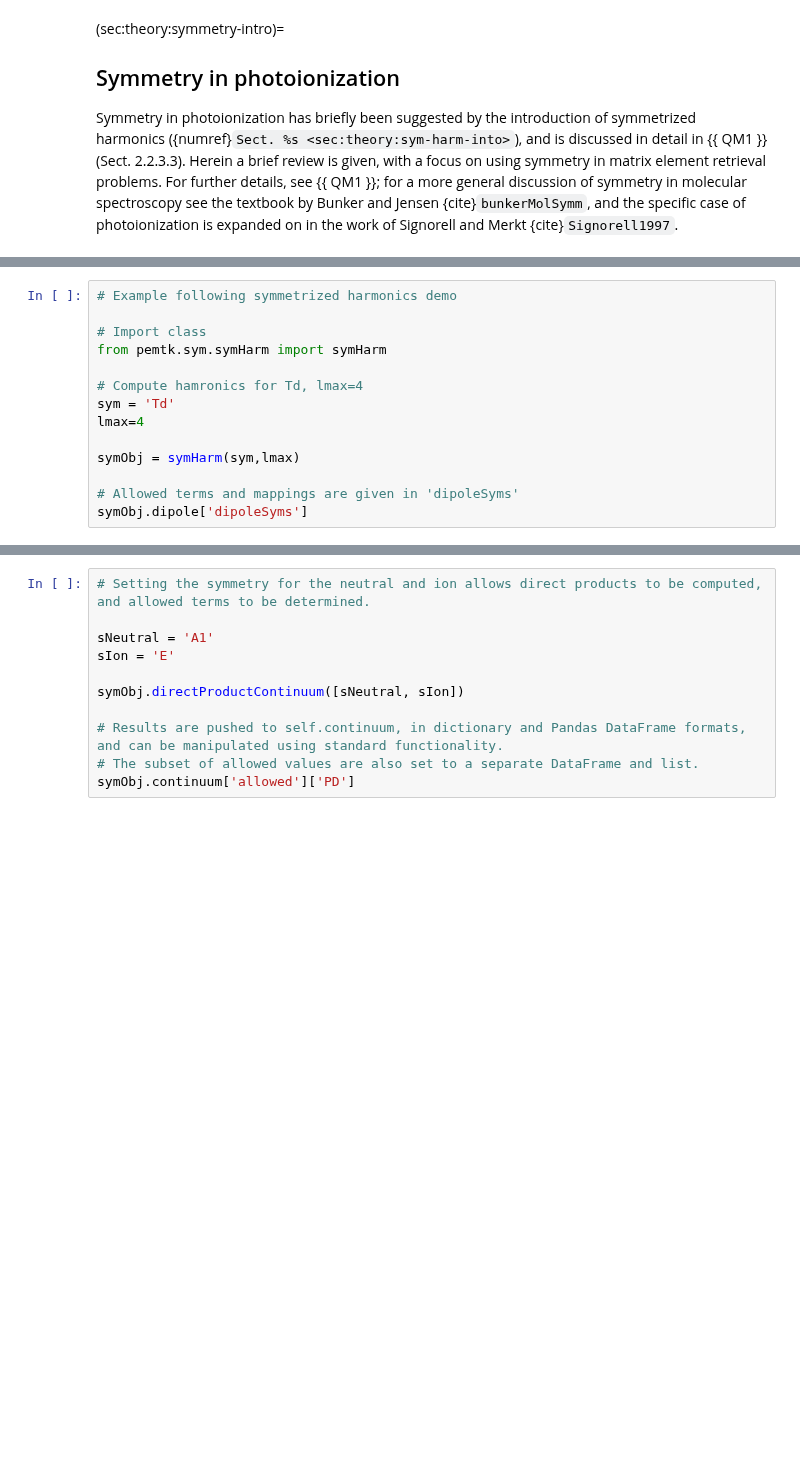
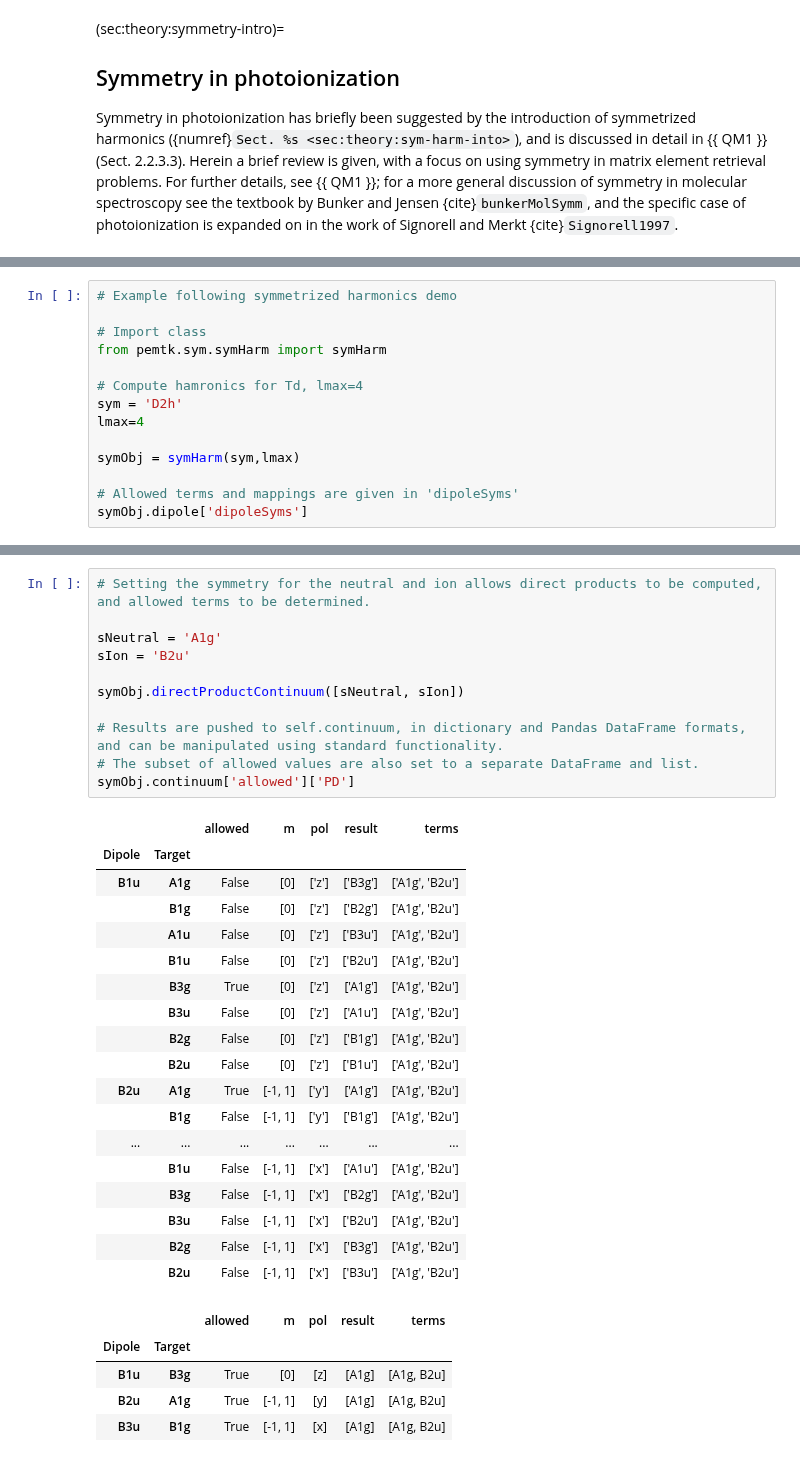
Before and after one commit to phockett/Quantum-Metrology-with-Photoelectrons-Vol3, a Jupyter notebook: doc-source/part1/theory_photoionization_dynamics_191122.ipynb, the cells around one changed output, grey strips where cells are left out. Cells and saved outputs as stored; diff of their text form; blank space fills up the shorter version.

```diff
--- a/doc-source/part1/theory_photoionization_dynamics_191122.ipynb
+++ b/doc-source/part1/theory_photoionization_dynamics_191122.ipynb
@@ -229,7 +256,7 @@ A brief numerical example is given below, and a more detailed treatment for a ra
 from pemtk.sym.symHarm import symHarm
 
 # Compute hamronics for Td, lmax=4
-sym = 'Td'
+sym = 'D2h'
 lmax=4
 
 symObj = symHarm(sym,lmax)
@@ -239,14 +279,38 @@ symObj.dipole['dipoleSyms']
 # %%
 # Setting the symmetry for the neutral and ion allows direct products to be computed, and allowed terms to be determined.
 
-sNeutral = 'A1'
-sIon = 'E'
+sNeutral = 'A1g'
+sIon = 'B2u'
 
 symObj.directProductContinuum([sNeutral, sIon])
 
 # Results are pushed to self.continuum, in dictionary and Pandas DataFrame formats, and can be manipulated using standard functionality.
 # The subset of allowed values are also set to a separate DataFrame and list.
 symObj.continuum['allowed']['PD']
+# %% [output]
+|  |  | allowed | m | pol | result | terms |
+| Dipole | Target |  |  |  |  |  |
+| B1u | A1g | False | [0] | ['z'] | ['B3g'] | ['A1g', 'B2u'] |
+|  | B1g | False | [0] | ['z'] | ['B2g'] | ['A1g', 'B2u'] |
+|  | A1u | False | [0] | ['z'] | ['B3u'] | ['A1g', 'B2u'] |
+|  | B1u | False | [0] | ['z'] | ['B2u'] | ['A1g', 'B2u'] |
+|  | B3g | True | [0] | ['z'] | ['A1g'] | ['A1g', 'B2u'] |
+|  | B3u | False | [0] | ['z'] | ['A1u'] | ['A1g', 'B2u'] |
+|  | B2g | False | [0] | ['z'] | ['B1g'] | ['A1g', 'B2u'] |
+|  | B2u | False | [0] | ['z'] | ['B1u'] | ['A1g', 'B2u'] |
+| B2u | A1g | True | [-1, 1] | ['y'] | ['A1g'] | ['A1g', 'B2u'] |
+|  | B1g | False | [-1, 1] | ['y'] | ['B1g'] | ['A1g', 'B2u'] |
+| ... | ... | ... | ... | ... | ... | ... |
+|  | B1u | False | [-1, 1] | ['x'] | ['A1u'] | ['A1g', 'B2u'] |
+|  | B3g | False | [-1, 1] | ['x'] | ['B2g'] | ['A1g', 'B2u'] |
+|  | B3u | False | [-1, 1] | ['x'] | ['B2u'] | ['A1g', 'B2u'] |
+|  | B2g | False | [-1, 1] | ['x'] | ['B3g'] | ['A1g', 'B2u'] |
+|  | B2u | False | [-1, 1] | ['x'] | ['B3u'] | ['A1g', 'B2u'] |
+|  |  | allowed | m | pol | result | terms |
+| Dipole | Target |  |  |  |  |  |
+| B1u | B3g | True | [0] | [z] | [A1g] | [A1g, B2u] |
+| B2u | A1g | True | [-1, 1] | [y] | [A1g] | [A1g, B2u] |
+| B3u | B1g | True | [-1, 1] | [x] | [A1g] | [A1g, B2u] |
 # %%
 # Ylm basis table with the Character values limited to those defined in self.continuum['allowed']['PD'] Target column
 symObj.displayXlm(symFilter = True)
```
Also changed, not shown: parts of 5 cells of this notebook, 17 other files.
